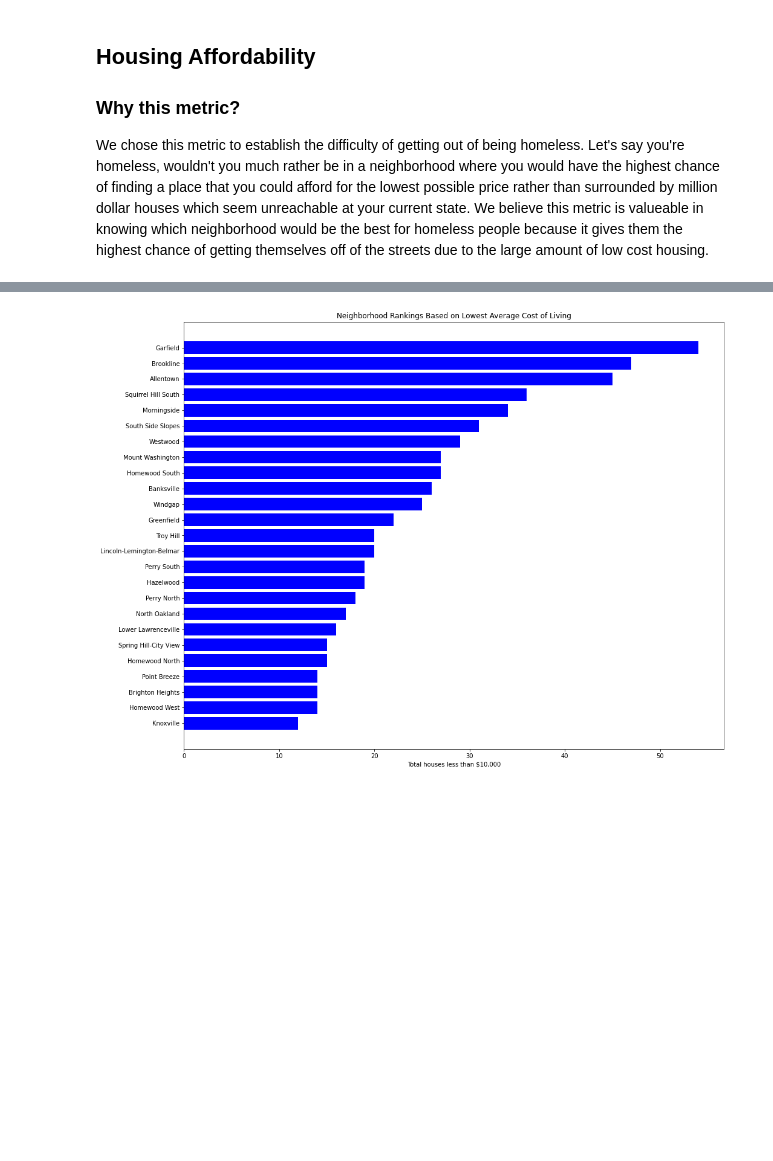
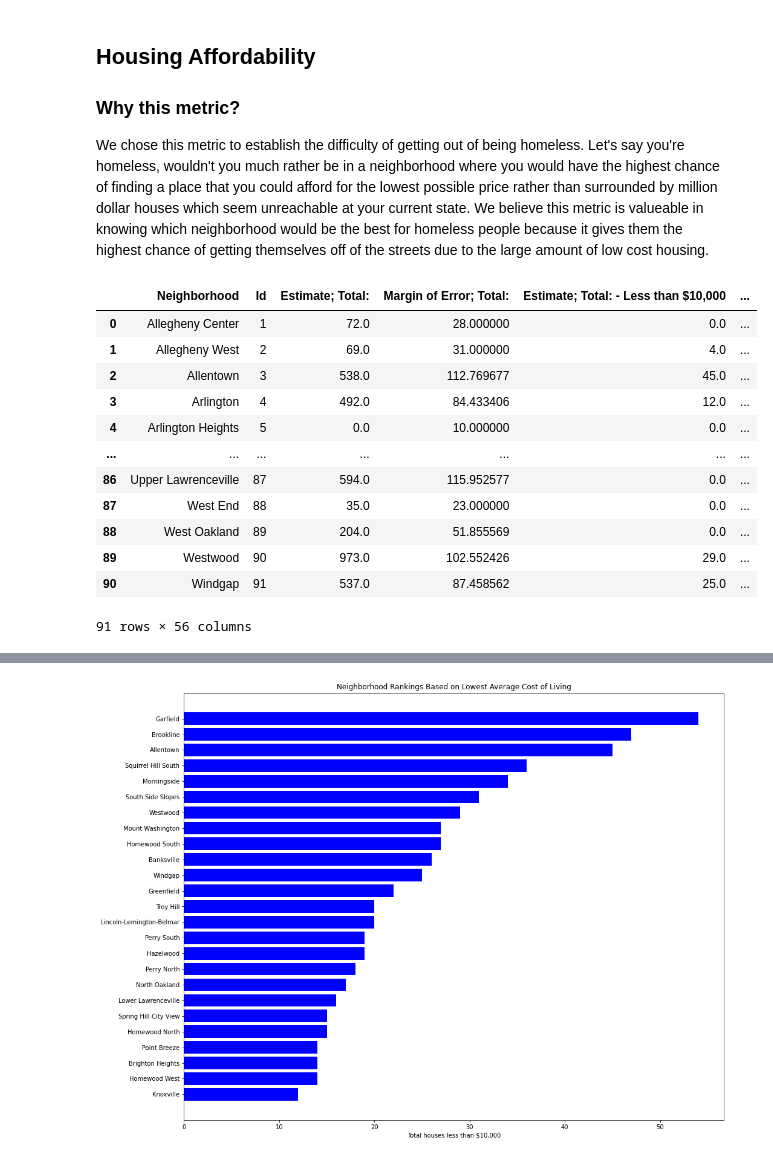
Before and after one commit to Griecok/Homeless-neighborhood, a Jupyter notebook: Kent- Cost of living/Cost of living.ipynb, the cells around one changed output, grey strips where cells are left out. Cells and saved outputs as stored; diff of their text form; code cells hidden in the pictures; blank space fills up the shorter version.

```diff
--- a/Kent- Cost of living/Cost of living.ipynb
+++ b/Kent- Cost of living/Cost of living.ipynb
@@ -8,3 +8,21 @@ import geopandas as geo
 import numpy as np
 %matplotlib inline
 import matplotlib.pyplot as plt
+# %%
+url = "https://data.wprdc.org/dataset/5b18c198-474c-4723-b735-cc5220ad43cc/resource/13982f58-e618-400c-8f69-6a32dbd7c68f/download/value.csv"
+df = pd.read_csv(url)
+df
+# %% [output]
+|  | Neighborhood | Id | Estimate; Total: | Margin of Error; Total: | Estimate; Total: - Less than $10,000 | ... |
+| 0 | Allegheny Center | 1 | 72.0 | 28.000000 | 0.0 | ... |
+| 1 | Allegheny West | 2 | 69.0 | 31.000000 | 4.0 | ... |
+| 2 | Allentown | 3 | 538.0 | 112.769677 | 45.0 | ... |
+| 3 | Arlington | 4 | 492.0 | 84.433406 | 12.0 | ... |
+| 4 | Arlington Heights | 5 | 0.0 | 10.000000 | 0.0 | ... |
+| ... | ... | ... | ... | ... | ... | ... |
+| 86 | Upper Lawrenceville | 87 | 594.0 | 115.952577 | 0.0 | ... |
+| 87 | West End | 88 | 35.0 | 23.000000 | 0.0 | ... |
+| 88 | West Oakland | 89 | 204.0 | 51.855569 | 0.0 | ... |
+| 89 | Westwood | 90 | 973.0 | 102.552426 | 29.0 | ... |
+| 90 | Windgap | 91 | 537.0 | 87.458562 | 25.0 | ... |
+91 rows × 56 columns
```
Also changed, not shown: parts of 3 cells of this notebook.
